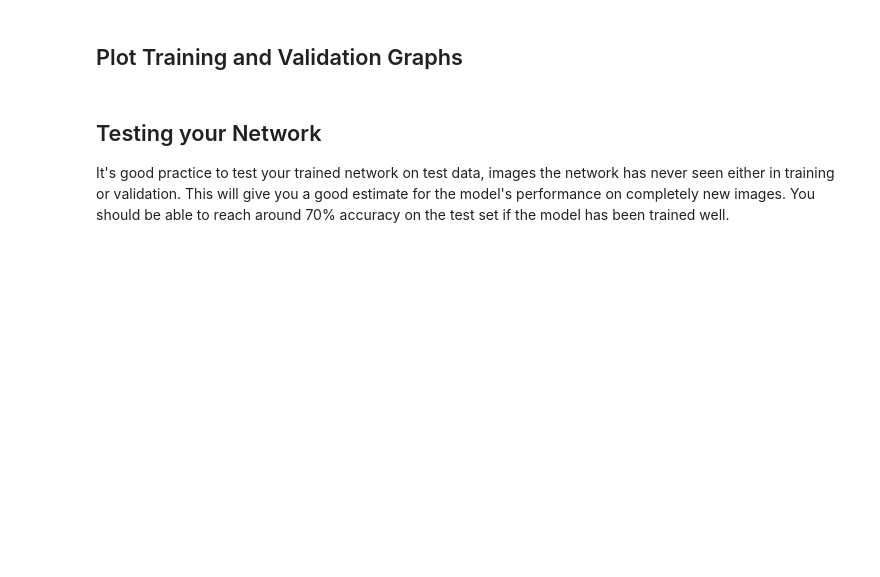
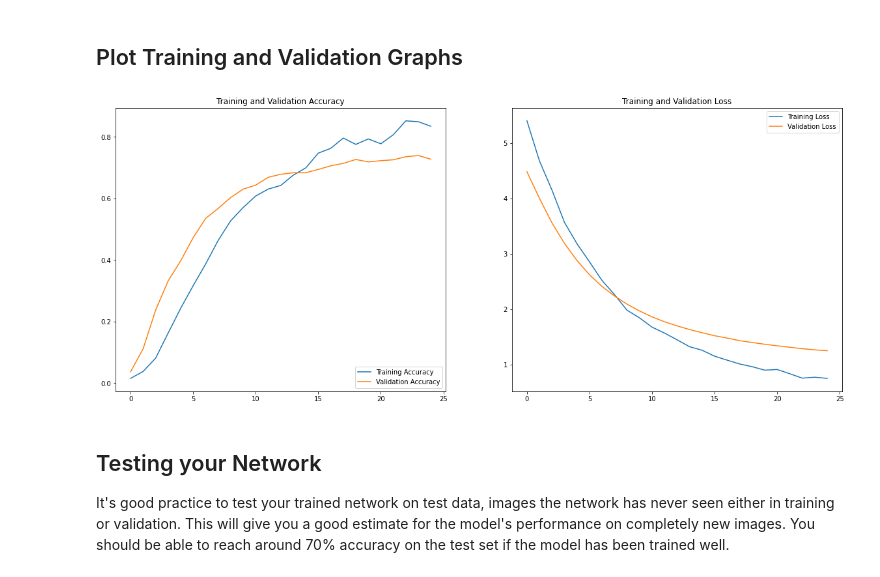
Before and after one commit to CheloGE/ML-tensorflow-Image_classifier-oxford_flowers102, a Jupyter notebook: Project_Image_Classifier_Project.ipynb, the cells around one changed output. Drawn from its saved outputs; the diff is of its cells as text; code cells hidden in the pictures; blank space fills up the shorter version.

```diff
--- a/Project_Image_Classifier_Project.ipynb
+++ b/Project_Image_Classifier_Project.ipynb
@@ -146,7 +133,7 @@ def resize_image(image, size=(224,224)):
     """
     return tf.image.resize(image, size)
 # %%
-def normalize_image(images, a=-1, b=1):
+def normalize_image(images, a=-1, b=1, minPix=[0], maxPix=[255]):
     """
     Normalize the image data with Min-Max scaling to a range of [a, b]
     @params images: a tensor of images data to be normalized
@@ -154,8 +141,8 @@ def normalize_image(images, a=-1, b=1):
     """
     a = tf.constant([a], dtype=tf.float32)
     b = tf.constant([b], dtype=tf.float32)
-    min_pixel = tf.constant([0], dtype=tf.float32)
-    max_pixel = tf.constant([255], dtype=tf.float32)
+    min_pixel = tf.constant(minPix, dtype=tf.float32)
+    max_pixel = tf.constant(maxPix, dtype=tf.float32)
 
     return a + (((images - min_pixel)*(b - a) )/(max_pixel - min_pixel))
 # %%
@@ -318,5 +307,29 @@ Epoch 25/25
 # %% [markdown]
 ## Plot Training and Validation Graphs
+# %%
+train_acc = history.history['accuracy']
+val_acc = history.history['val_accuracy']
+
+train_loss = history.history['loss']
+val_loss = history.history['val_loss']
+
+epochs_range = range(Epochs)
+
+plt.figure(figsize=(20, 8))
+plt.subplot(1, 2, 1)
+plt.plot(epochs_range, train_acc, label='Training Accuracy')
+plt.plot(epochs_range, val_acc, label='Validation Accuracy')
+plt.legend(loc='lower right')
+plt.title('Training and Validation Accuracy')
+
+plt.subplot(1, 2, 2)
+plt.plot(epochs_range, train_loss, label='Training Loss')
+plt.plot(epochs_range, val_loss, label='Validation Loss')
+plt.legend(loc='upper right')
+plt.title('Training and Validation Loss')
+plt.show()
+# %% [output]
+[figure, added]
 # %% [markdown]
 ## Testing your Network
 
```
Also changed, not shown: parts of 20 cells of this notebook.
